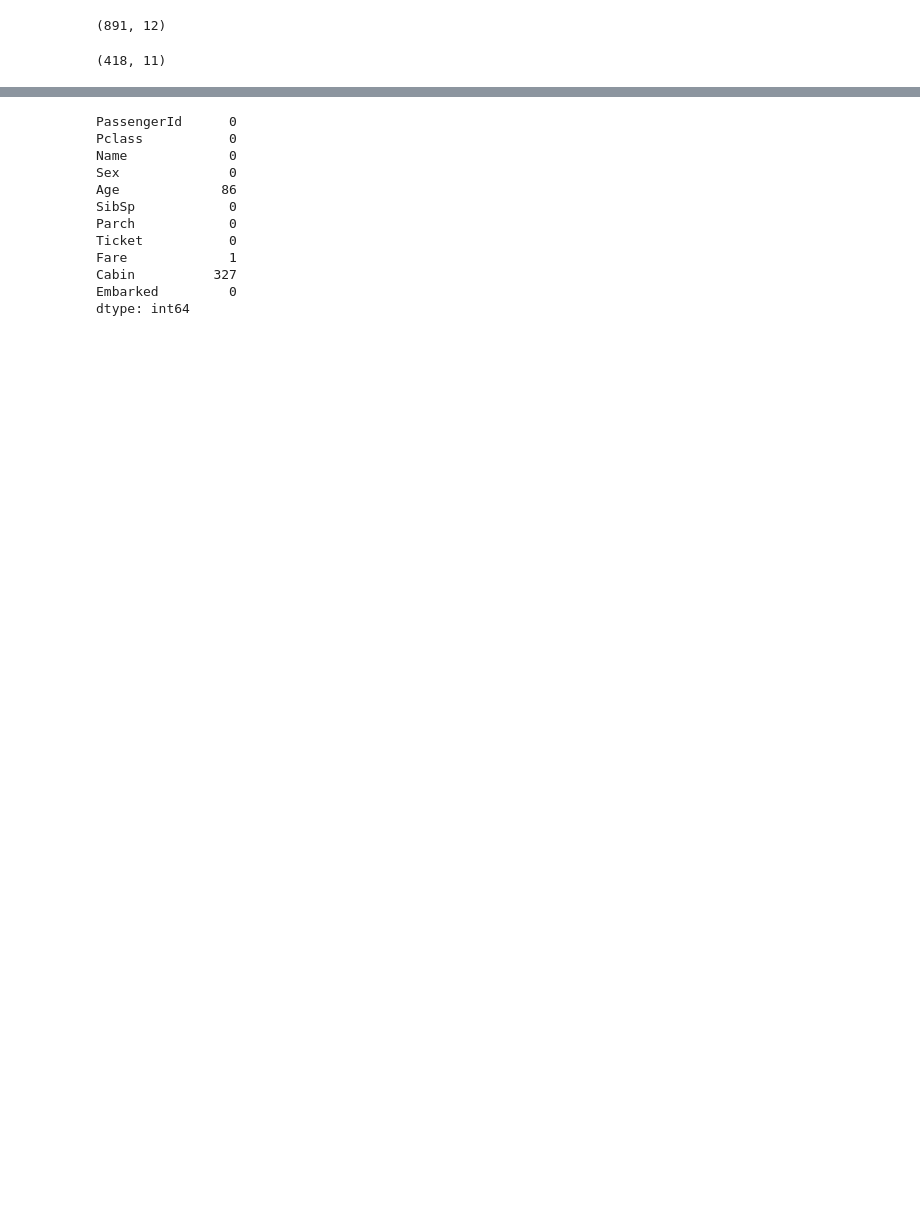
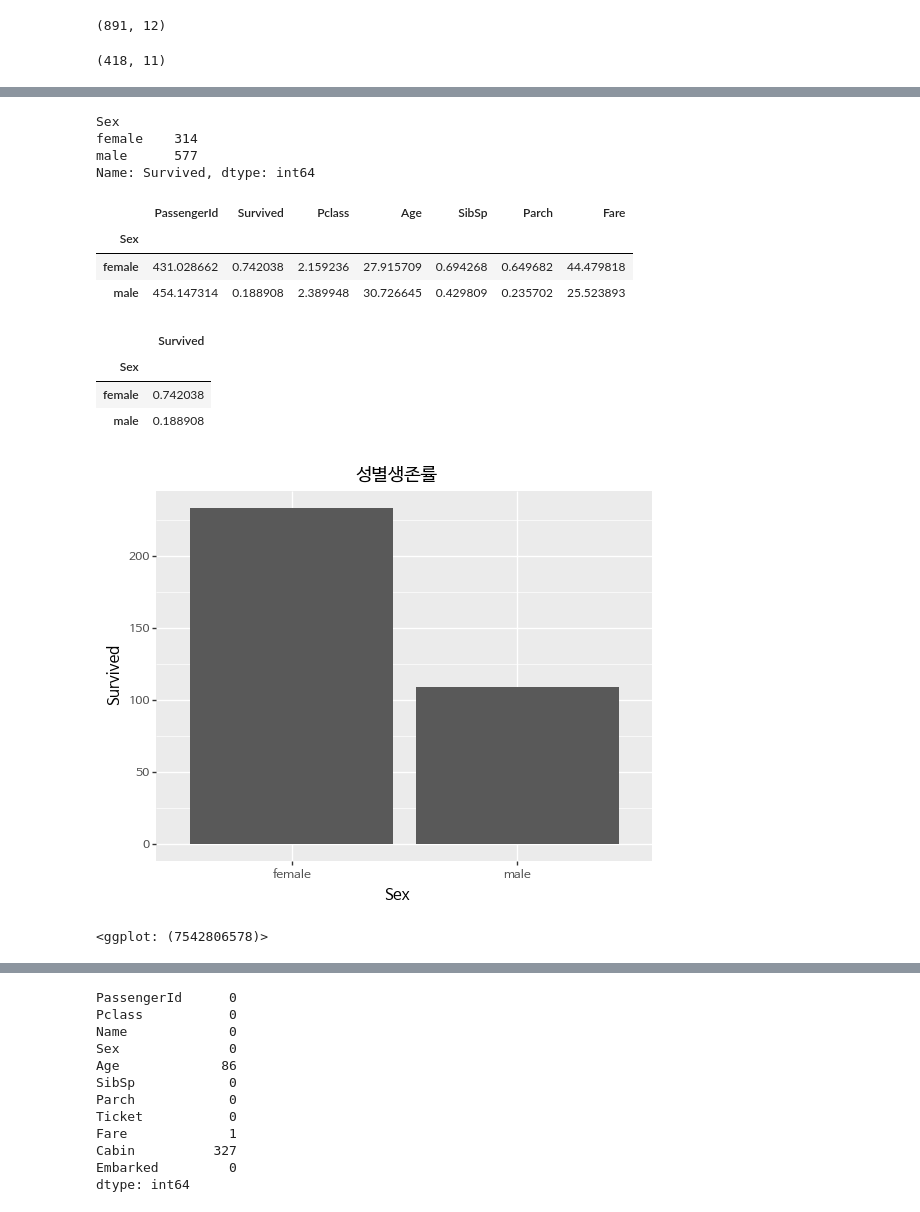
Before and after one commit to jypark0407/kaggle-titanic, a Jupyter notebook: titanic_analysis.ipynb, the cells around one changed output, grey strips where cells are left out. Drawn from its saved outputs; the diff is of its cells as text; code cells hidden in the pictures; blank space fills up the shorter version.

```diff
--- a/titanic_analysis.ipynb
+++ b/titanic_analysis.ipynb
@@ -65,0 +53,14 @@ train.describe()
+# %%
+train.groupby('Sex')['Survived'].size()
+# %% [output]
+Sex
+female    314
+male      577
+Name: Survived, dtype: int64
+# %%
+train.groupby('Sex').mean()
+# %% [output]
+|  | PassengerId | Survived | Pclass | Age | SibSp | Parch | Fare |
+| Sex |  |  |  |  |  |  |  |
+| female | 431.028662 | 0.742038 | 2.159236 | 27.915709 | 0.694268 | 0.649682 | 44.479818 |
+| male | 454.147314 | 0.188908 | 2.389948 | 30.726645 | 0.429809 | 0.235702 | 25.523893 |
@@ -65,0 +69,19 @@ train.describe()
+# %%
+t
+# %% [output]
+|  | Survived |
+| Sex |  |
+| female | 0.742038 |
+| male | 0.188908 |
+# %%
+
+(ggplot(train)
++ aes(x='Sex', y='Survived')
++ geom_col()
++ ggtitle("성별생존률")
++ theme(text=element_text(family="NanumBarunGothic"))
+)
+#생존률이니까 %를 넣어주면 더 좋을 것 같다
+# %% [output]
+[figure, added]
+<ggplot: (7542806578)>
```
Also changed, not shown: parts of 31 cells of this notebook.
